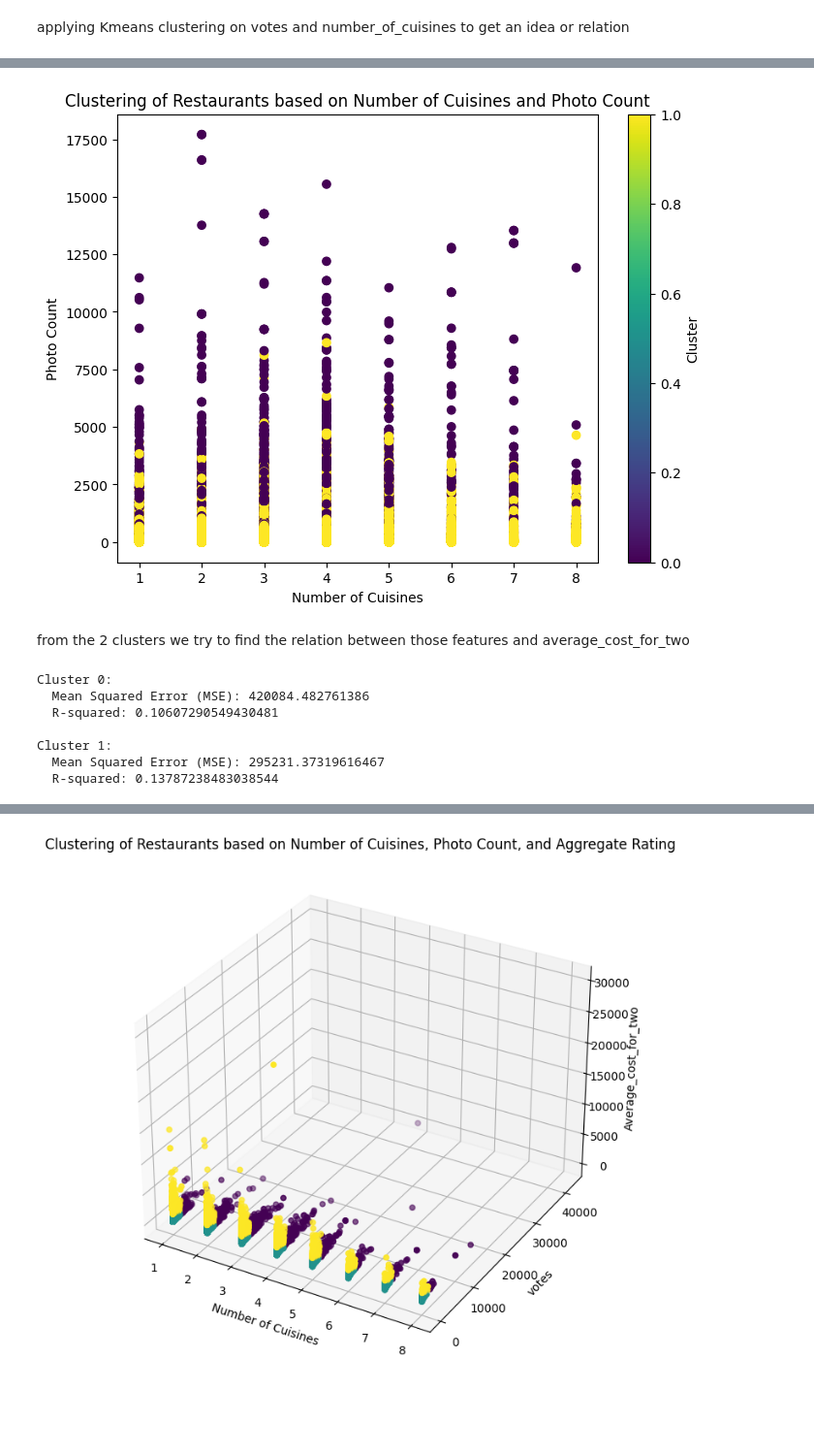
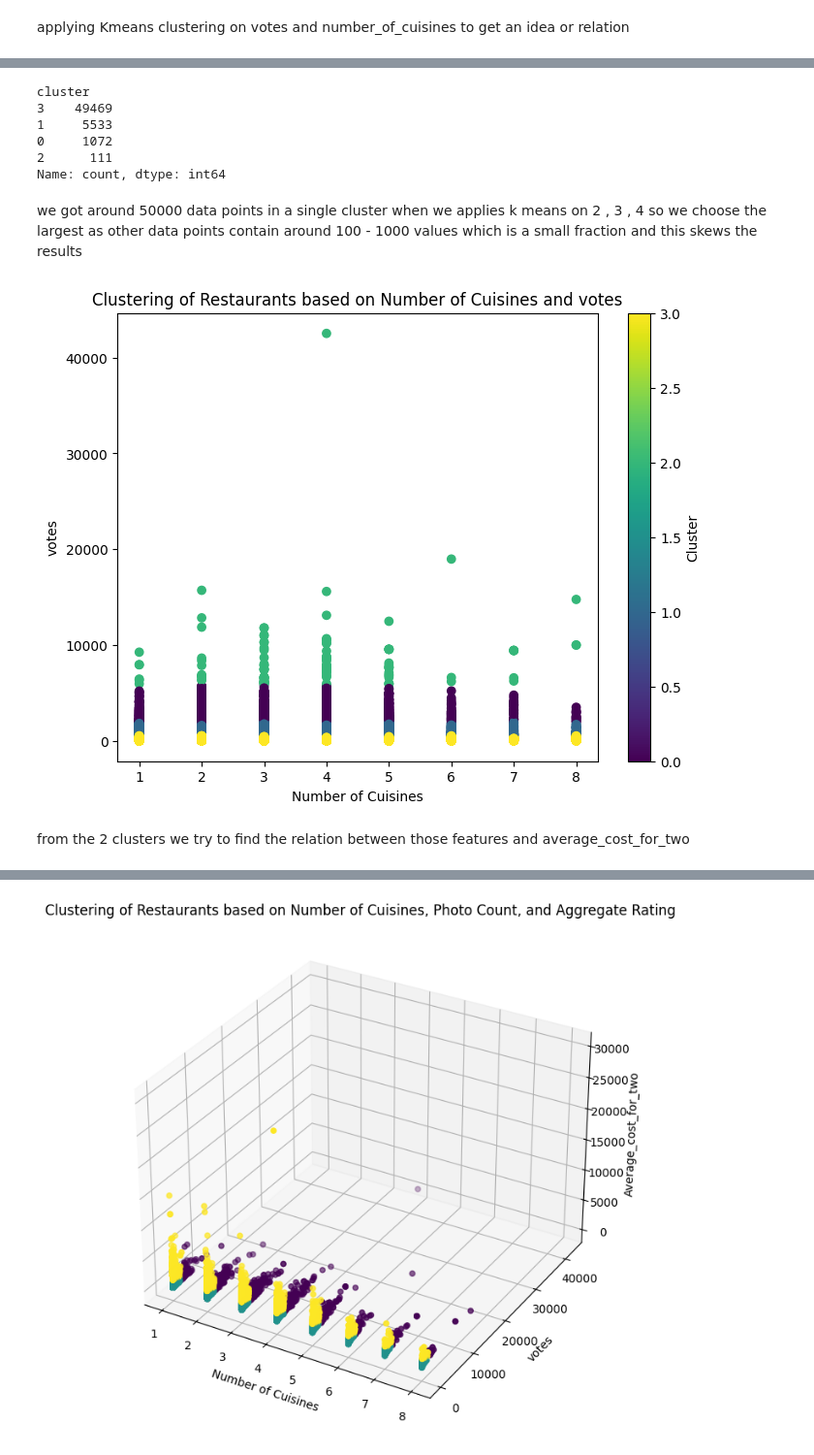
Before and after one commit to ikuchbhi/CSF415-Popular-Dishes-Finder, a Jupyter notebook: clustering/exec.ipynb, the cells around one changed output, grey strips where cells are left out. Shown at 97% size. Drawn from its saved outputs; the diff is of its cells as text; code cells hidden in the pictures; blank space fills up the shorter version.

Commit message:
fixed clustering and classification methods

```diff
--- a/clustering/exec.ipynb
+++ b/clustering/exec.ipynb
@@ -51,7 +51,7 @@ from sklearn.cluster import KMeans
 X = df[['num_cuisines', 'votes']]
 
 # Initialize the KMeans model
-kmeans = KMeans(n_clusters=2, random_state=0)
+kmeans = KMeans(n_clusters=4, random_state=0)
 
 # Fit the model
 kmeans.fit(X)
@@ -68,70 +68,31 @@ df.head()
 | 2 | 2 | Bhagat Halwai | Agra | Shahganj | Fast Food, Mithai | 300 | 4.2 | Very Good | ... |
 | 3 | 3 | Bhagat Halwai | Agra | Civil Lines | Desserts, Bakery, Fast Food, Sout... | 300 | 4.3 | Very Good | ... |
 | 4 | 4 | The Salt Cafe Kitchen & Bar | Agra | Tajganj | North Indian, Continental, Italian | 1000 | 4.9 | Excellent | ... |
+# %%
+cluster_counts = df['cluster'].value_counts()
+cluster_counts
+# %% [output]
+cluster
+3    49469
+1     5533
+0     1072
+2      111
+Name: count, dtype: int64
+# %% [markdown]
+we got around 50000 data points in a single cluster when we applies k means on  2 , 3 , 4
+so we choose the largest as other data points contain around 100 - 1000 values which is a small fraction and this skews the results
 # %%
 import matplotlib.pyplot as plt
 
 # Plot the clusters
 plt.figure(figsize=(8, 6))
-plt.scatter(df['num_cuisines'], df['photo_count'], c=df['cluster'], cmap='viridis')
+plt.scatter(df['num_cuisines'], df['votes'], c=df['cluster'], cmap='viridis')
 plt.xlabel('Number of Cuisines')
-plt.ylabel('Photo Count')
-plt.title('Clustering of Restaurants based on Number of Cuisines and Photo Count')
+plt.ylabel('votes')
+plt.title('Clustering of Restaurants based on Number of Cuisines and votes')
 plt.colorbar(label='Cluster')
 plt.show()
 # %% [output]
-[figure, old version]
+[figure, new version]
 # %% [markdown]
 from the 2 clusters we try to find the relation between those features and average_cost_for_two
-# %%
-from sklearn.linear_model import LinearRegression
-from sklearn.metrics import mean_squared_error, r2_score
-
-# Separate the data into clusters
-cluster0 = df[df['cluster'] == 0]
-cluster1 = df[df['cluster'] == 1]
-
-# Linear regression for cluster 0
-X_cluster0 = cluster0[['num_cuisines', 'photo_count']]
-y_cluster0 = cluster0['average_cost_for_two']
-model_cluster0 = LinearRegression().fit(X_cluster0, y_cluster0)
-
-# Linear regression for cluster 1
-X_cluster1 = cluster1[['num_cuisines', 'photo_count']]
-y_cluster1 = cluster1['average_cost_for_two']
-model_cluster1 = LinearRegression().fit(X_cluster1, y_cluster1)
-
-
-
-
-# Make predictions
-y_pred_cluster0 = model_cluster0.predict(X_cluster0)
-y_pred_cluster1 = model_cluster1.predict(X_cluster1)
-
-
-# Calculate Mean Squared Error (MSE) and R-squared for cluster 0
-mse_cluster0 = mean_squared_error(y_cluster0, y_pred_cluster0)
-r2_cluster0 = r2_score(y_cluster0, y_pred_cluster0)
-
-# Calculate Mean Squared Error (MSE) and R-squared for cluster 1
-mse_cluster1 = mean_squared_error(y_cluster1, y_pred_cluster1)
-r2_cluster1 = r2_score(y_cluster1, y_pred_cluster1)
-
-
-
-
-print("Cluster 0:")
-print("  Mean Squared Error (MSE):", mse_cluster0)
-print("  R-squared:", r2_cluster0)
-
-print("\nCluster 1:")
-print("  Mean Squared Error (MSE):", mse_cluster1)
-print("  R-squared:", r2_cluster1)
-# %% [output]
-Cluster 0:
-  Mean Squared Error (MSE): 420084.482761386
-  R-squared: 0.10607290549430481
-
-Cluster 1:
-  Mean Squared Error (MSE): 295231.37319616467
-  R-squared: 0.13787238483038544
```
Also changed, not shown: parts of 11 cells of this notebook.
